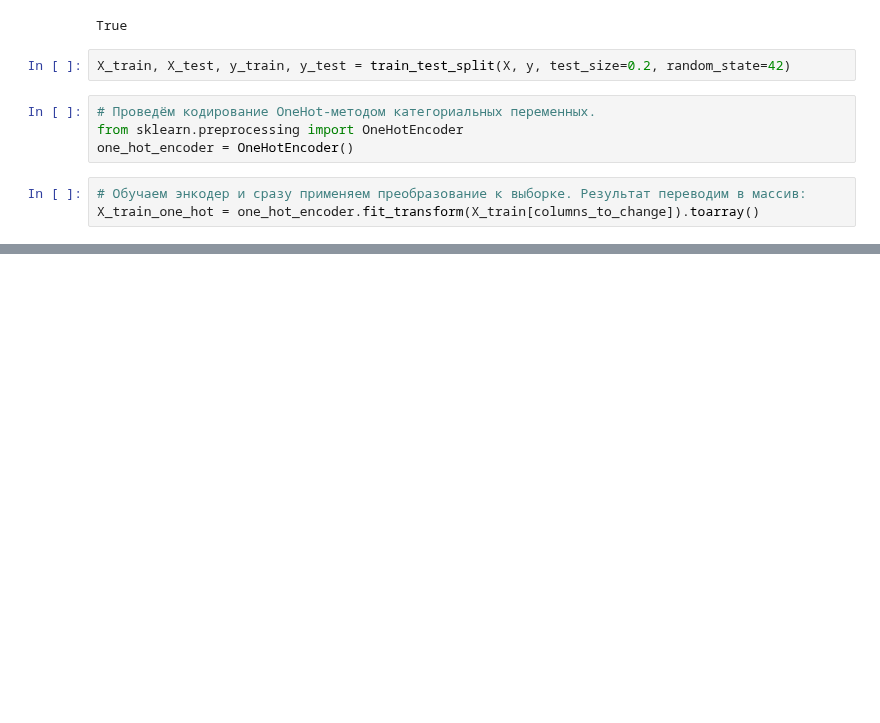
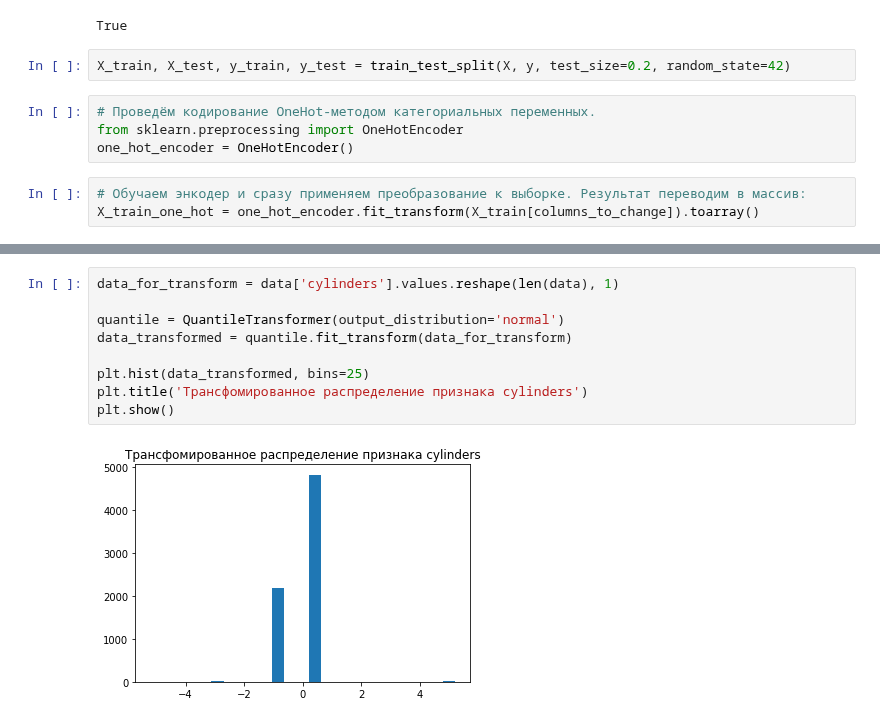
Before and after one commit to PoluboyarinovSI/SF_DataScience, a Jupyter notebook: Current_tasks/ML_5_example.ipynb, the cells around one changed output, grey strips where cells are left out. Cells and saved outputs as stored; diff of their text form; blank space fills up the shorter version.

```diff
--- a/Current_tasks/ML_5_example.ipynb
+++ b/Current_tasks/ML_5_example.ipynb
@@ -180,0 +231,11 @@ x_test_one_hot = one_hot_encoder.fit_transform(X_test[columns_to_change]).toarra
+# %%
+data_for_transform = data['cylinders'].values.reshape(len(data), 1)
+
+quantile = QuantileTransformer(output_distribution='normal')
+data_transformed = quantile.fit_transform(data_for_transform)
+
+plt.hist(data_transformed, bins=25)
+plt.title('Трансфомированное распределение признака cylinders')
+plt.show()
+# %% [output]
+[figure, added]
```
Also changed, not shown: parts of 27 cells of this notebook, 1 other file.
